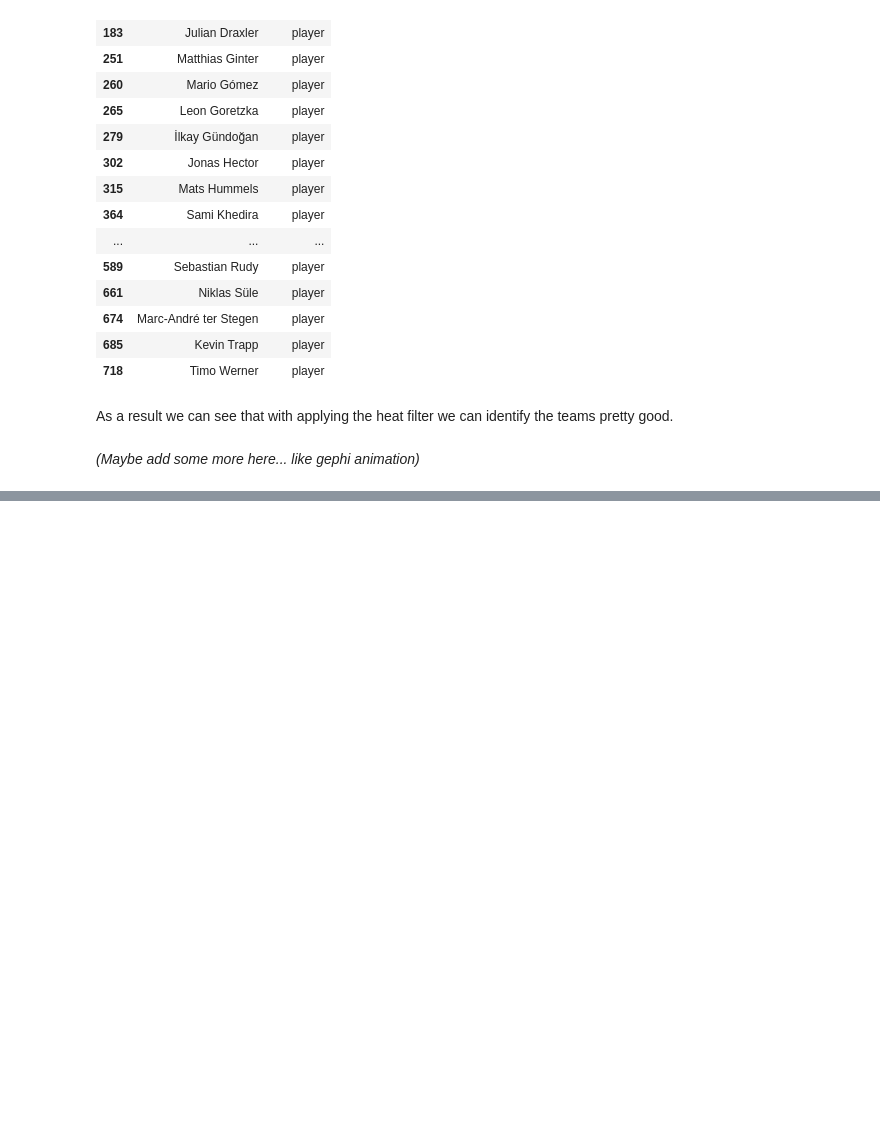
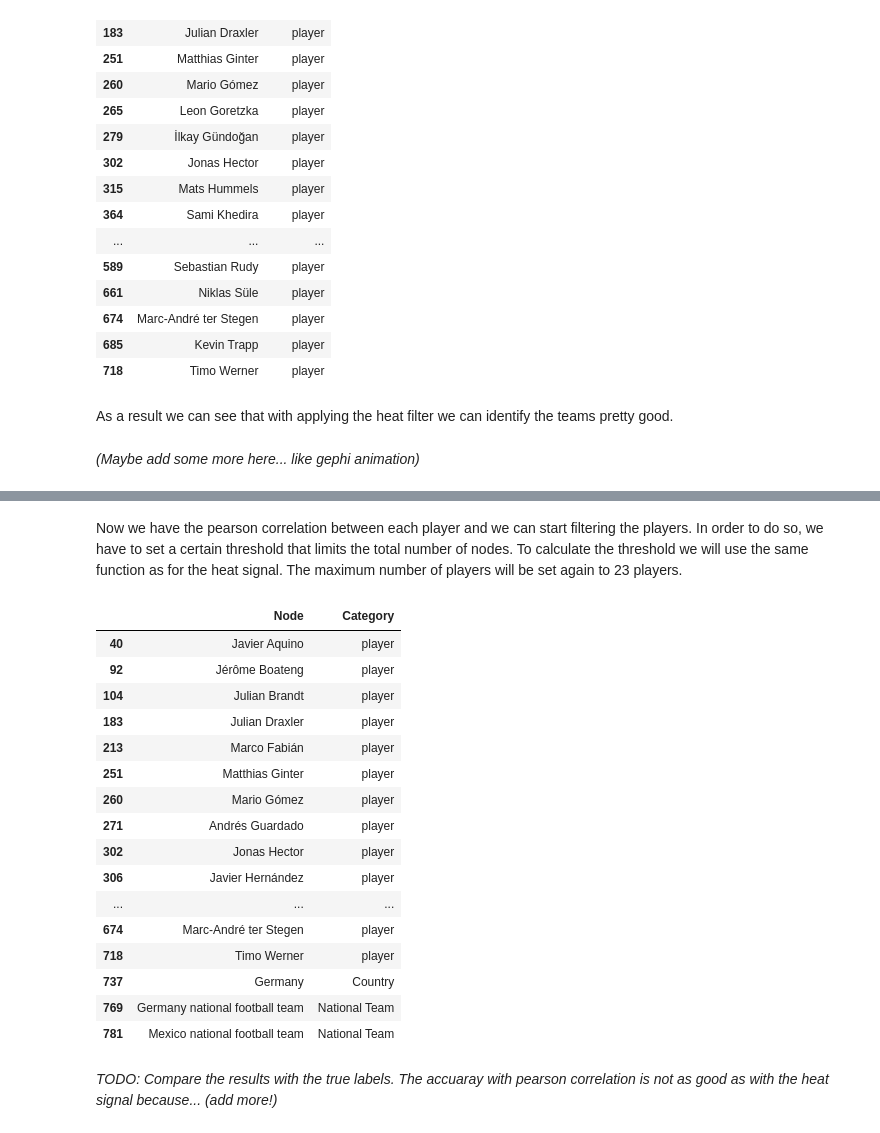
Before and after one commit to ProjectNTDS/Network_World_Cup_Analysis, a Jupyter notebook: Task 4.ipynb, the cells around one changed output, grey strips where cells are left out. Saved outputs shown, nothing was run; the diff lists cells and outputs as text; code cells hidden in the pictures; blank space fills up the shorter version.

Commit message:
pearson correlation

```diff
--- a/Task 4.ipynb
+++ b/Task 4.ipynb
@@ -141,0 +174,57 @@ As a result we can see that with applying the heat filter we can identify the te
+# %%
+def compute_pearson_correlation(feature_normalised):
+
+    n = features_normalised.shape[0]
+    pearson_array = np.zeros((n,n))
+    for i in range(n):
+        for j in range(i,n): #symetric graph
+            r_row, p_value = stats.pearsonr(features_normalised[i, 2:43], features_normalised[j, 2:43])
+            pearson_array[j,i] = r_row
+            pearson_array[i,j] = pearson_array[j,i]
+
+    return pearson_array
+# %% [markdown]
+Now we have the pearson correlation between each player and we can start filtering the players. In order to do so, we have to set a certain threshold that limits the total number of nodes. To calculate the threshold we will use the same function as for the heat signal. The maximum number of players will be set again to 23 players.
+# %%
+def filter_players(player, threshold):
+
+    counter = 0
+    filtered_players = []
+    n = 800
+    for i in range(n):
+        if pearson_array[i,player] > threshold:
+            counter += 1
+            filtered_players.append(i)
+
+    return filtered_players
+# %%
+pearson_array = compute_pearson_correlation(features_normalised)
+# %%
+player = 484             #represents Thomas Müller
+number_of_nodes = 25     #23 players + national team + country
+
+
+upperlimit = set_upperbound(pearson_array[player], number_of_nodes+1)
+filtered_players = filter_players(player, upperlimit)
+# %%
+All_Nodes.iloc[filtered_players, :]
+# %% [output]
+|  | Node | Category |
+| 40 | Javier Aquino | player |
+| 92 | Jérôme Boateng | player |
+| 104 | Julian Brandt | player |
+| 183 | Julian Draxler | player |
+| 213 | Marco Fabián | player |
+| 251 | Matthias Ginter | player |
+| 260 | Mario Gómez | player |
+| 271 | Andrés Guardado | player |
+| 302 | Jonas Hector | player |
+| 306 | Javier Hernández | player |
+| ... | ... | ... |
+| 674 | Marc-André ter Stegen | player |
+| 718 | Timo Werner | player |
+| 737 | Germany | Country |
+| 769 | Germany national football team | National Team |
+| 781 | Mexico national football team | National Team |
+# %% [markdown]
+*TODO: Compare the results with the true labels. The accuaray with pearson correlation is not as good as with the heat signal because... (add more!)*
```
Also changed, not shown: parts of 13 cells of this notebook.
